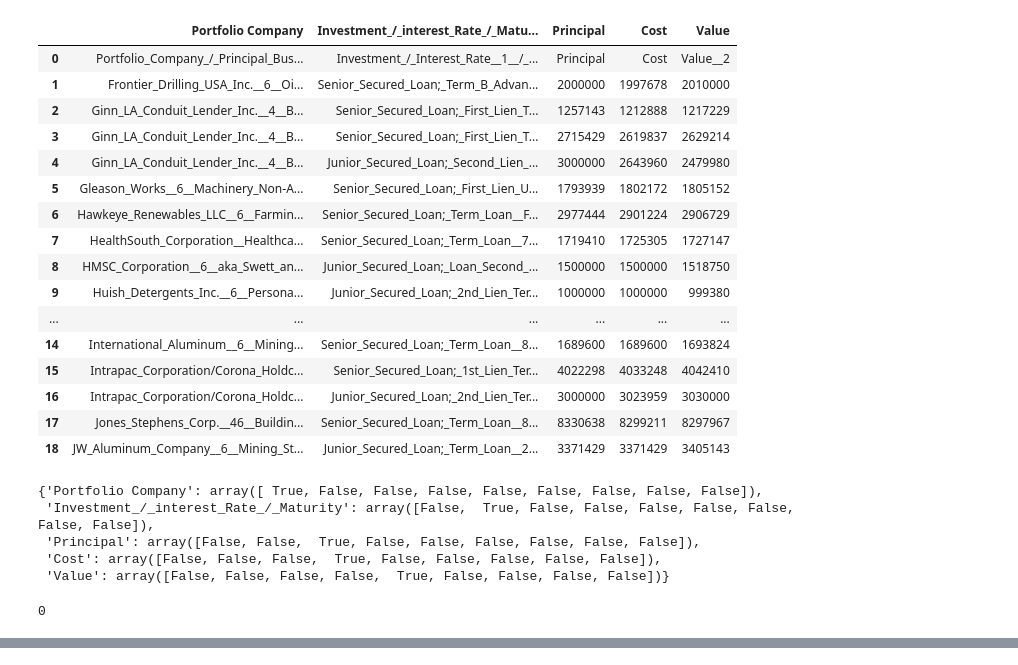
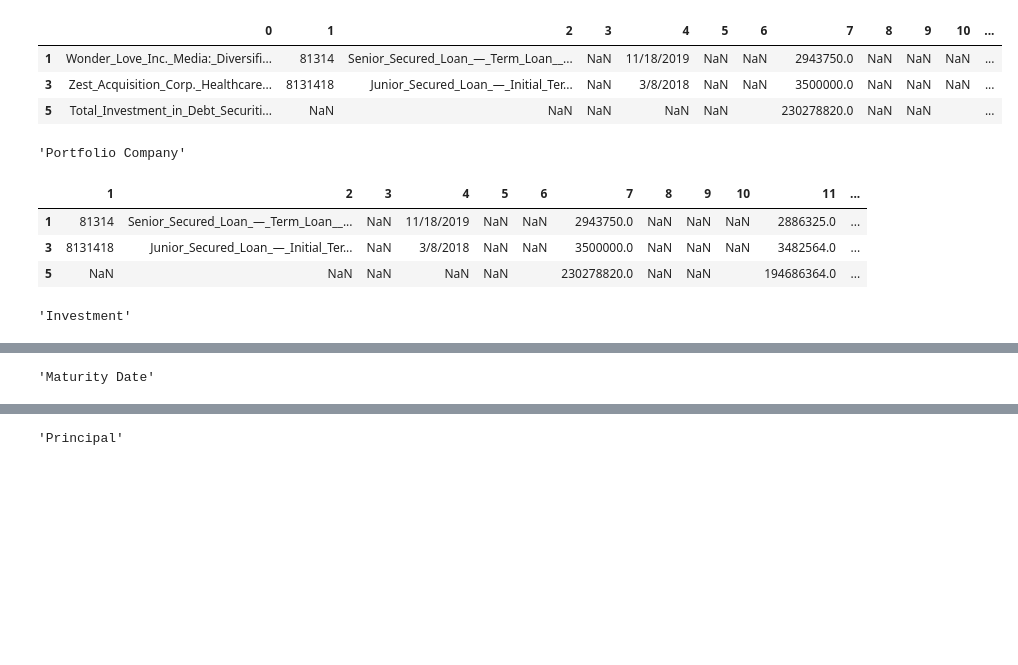
Before and after one commit to Coffee-Code-Philly-Accelerator/sec_filings, a Jupyter notebook: 1372807/debugging.ipynb, the cells around one changed output, grey strips where cells are left out. Saved outputs shown, nothing was run; the diff lists cells and outputs as text; code cells hidden in the pictures; blank space fills up the shorter version.

```diff
--- a/1372807/debugging.ipynb
+++ b/1372807/debugging.ipynb
@@ -459,6 +459,22 @@ def exceptions()->dict:
             'Principal':np.array([False,False,True]+[False]*6),
             'Cost':np.array([False,False,False,True]+[False]*5),
             'Value':np.array([False]*4+[True]+[False]*4)
+        },
+         '2017-06-30/Schedule_of_Investments_19.csv':       {
+            'Portfolio Company': np.array([ True]+[False]*14),
+            'Investment_/_interest_Rate_/_Maturity': np.array([False,True]+[False]*13),
+            'Principal':np.array([False,False,False,True]+[False]*11),
+            'Cost':np.array([False]*6+[True]+[False]*8),
+            'Value':np.array([False]*9+[True]+[False]*5)
+        },
+         '2019-12-31/Schedule_of_Investments_6.csv':{
+            'Portfolio Company': np.array([ True]+[False]*16),
+            'Investment': np.array([False,True]+[False]*15),
+            'Maturity Date':np.array([False]*2+[True]+[False]*14),
+            'Principal':np.array([False,False,False,False,True]+[False]*12),
+            'Cost':np.array([False]*7+[True]+[False]*9),
+            'Value':np.array([False]*10+[True]+[False]*6),
+            '':np.array([True]+[False]*16)
         }
     }
 
@@ -467,4 +483,4 @@ warnings.simplefilter(action='ignore', category=FutureWarning)
 cik = 1372807
 # logger = init_logger(cik)
 # logger.info(cik)
-main()
+# main()
@@ -489,9 +487,12 @@ WARNING:root:Applied processor reduces input query to empty string, all comparis
 # %%
 import pandas as pd
 
-file_path = r'2007-06-30/Schedule_of_Investments_2.csv'
+file_path = r'2019-12-31/Schedule_of_Investments_6.csv'
 
-
+def except_rows()->tuple:
+    return (
+        'Debt_Securities_and_Bond_Portfolio',
+    )
 
 def standard_field_names()->tuple:
     return (
@@ -539,7 +540,7 @@ def merge_duplicate_columns(
     if flag:
         duplicate_cols = df.columns.unique()
     for col_name in duplicate_cols:
-        # display(col_name)
+        display(col_name)
         mask = merged_pair_idxs.get(col_name)
         if flag:
             mask = df.columns == col_name
@@ -548,7 +549,7 @@ def merge_duplicate_columns(
         merged_data = duplicate_data.apply(lambda row: ' '.join(set(row.dropna().astype(str))), axis=1)
         df = df.loc[:, ~mask]
         df[col_name] = merged_data
-        # display(df)
+        display(df)
     return df.reset_index(drop=True),merged_pair_idxs
 
 def _clean(
@@ -562,7 +563,7 @@ def _clean(
     df = df.applymap(lambda x: x.strip() if isinstance(x, str) else x)
     df.dropna(axis=0,how='all',inplace=True)
     df = df[~df.apply(lambda row:row.astype(str).str.contains(except_rows,case=False, na=False).any(),axis=1)]
-    # display(df)
+    display(df)
     if not df.apply(lambda col: col.astype(str).str.contains(r'total_investments', case=False, regex=True)).any().any() and df.shape[0] < 3:
         return pd.DataFrame(), merged_pair_idxs
 
@@ -574,59 +575,48 @@ def _clean(
     clean_rows = df.loc[duplicate_idx].apply(remove_row_duplicates, axis=1).reset_index(drop=True)
     j = 0
     # display(clean_rows)
     for i,flag in enumerate(duplicate_idx):
         if not flag:
             continue
         df.iloc[i,:] = clean_rows.loc[j,:].tolist()
         j += 1
     df.replace([''],np.nan,regex=True,inplace=True) #':','$','%'
     df.dropna(axis=1,how='all',inplace=True)
 
     columns = (~df.isna()).sum(axis=0) < (4  if df.shape[0] > 12 else 2 if df.shape[0] == 4 else 0)
     df = df.drop(columns=df.columns[columns])
     return df.reset_index(drop=True),merge_pair_idxs
 
 
 merged_pair_idxs = {
-            'Portfolio Company': np.array([ True]+[False]*8),
-            'Investment_/_interest_Rate_/_Maturity': np.array([False,True]+[False]*7),
-            'Principal':np.array([False,False,True]+[False]*6),
-            'Cost':np.array([False,False,False,True]+[False]*5),
-            'Value':np.array([False]*4+[True]+[False]*4)
-        }
+    'Portfolio Company': np.array([ True]+[False]*16),
+    'Investment': np.array([False,True]+[False]*15),
+    'Maturity Date':np.array([False]*2+[True]+[False]*14),
+    'Principal':np.array([False,False,False,False,True]+[False]*12),
+    'Cost':np.array([False]*7+[True]+[False]*9),
+    'Value':np.array([False]*10+[True]+[False]*6),
+    '':np.array([True]+[False]*16)
+}
 # merged_pair_idxs = {}
 ex = exceptions()
 ex_rows = '|'.join(except_rows())
 df,merged_pair_idxs = _clean(file_path,except_rows=ex_rows,merged_pair_idxs=merged_pair_idxs)
 display(df)
 display(merged_pair_idxs)
 index_list = df.apply(
     lambda row:row.astype(str).str.contains(stopping_criterion(None), case=False, na=False).any(),
     axis=1
 )
 index_list_sum = index_list.sum()
 index_list_sum
 # %% [output]
-|  | Portfolio Company | Investment_/_interest_Rate_/_Matu... | Principal | Cost | Value |
-| 0 | Portfolio_Company_/_Principal_Bus... | Investment_/_Interest_Rate__1__/_... | Principal | Cost | Value__2 |
-| 1 | Frontier_Drilling_USA_Inc.__6__Oi... | Senior_Secured_Loan;_Term_B_Advan... | 2000000 | 1997678 | 2010000 |
-| 2 | Ginn_LA_Conduit_Lender_Inc.__4__B... | Senior_Secured_Loan;_First_Lien_T... | 1257143 | 1212888 | 1217229 |
-| 3 | Ginn_LA_Conduit_Lender_Inc.__4__B... | Senior_Secured_Loan;_First_Lien_T... | 2715429 | 2619837 | 2629214 |
-| 4 | Ginn_LA_Conduit_Lender_Inc.__4__B... | Junior_Secured_Loan;_Second_Lien_... | 3000000 | 2643960 | 2479980 |
-| 5 | Gleason_Works__6__Machinery_Non-A... | Senior_Secured_Loan;_First_Lien_U... | 1793939 | 1802172 | 1805152 |
-| 6 | Hawkeye_Renewables_LLC__6__Farmin... | Senior_Secured_Loan;_Term_Loan__F... | 2977444 | 2901224 | 2906729 |
-| 7 | HealthSouth_Corporation__Healthca... | Senior_Secured_Loan;_Term_Loan__7... | 1719410 | 1725305 | 1727147 |
-| 8 | HMSC_Corporation__6__aka_Swett_an... | Junior_Secured_Loan;_Loan_Second_... | 1500000 | 1500000 | 1518750 |
-| 9 | Huish_Detergents_Inc.__6__Persona... | Junior_Secured_Loan;_2nd_Lien_Ter... | 1000000 | 1000000 | 999380 |
-| ... | ... | ... | ... | ... | ... |
-| 14 | International_Aluminum__6__Mining... | Senior_Secured_Loan;_Term_Loan__8... | 1689600 | 1689600 | 1693824 |
-| 15 | Intrapac_Corporation/Corona_Holdc... | Senior_Secured_Loan;_1st_Lien_Ter... | 4022298 | 4033248 | 4042410 |
-| 16 | Intrapac_Corporation/Corona_Holdc... | Junior_Secured_Loan;_2nd_Lien_Ter... | 3000000 | 3023959 | 3030000 |
-| 17 | Jones_Stephens_Corp.__46__Buildin... | Senior_Secured_Loan;_Term_Loan__8... | 8330638 | 8299211 | 8297967 |
-| 18 | JW_Aluminum_Company__6__Mining_St... | Junior_Secured_Loan;_Term_Loan__2... | 3371429 | 3371429 | 3405143 |
+|  | 0 | 1 | 2 | 3 | 4 | 5 | 6 | 7 | 8 | 9 | 10 | ... |
+| 1 | Wonder_Love_Inc._Media:_Diversifi... | 81314 | Senior_Secured_Loan_—_Term_Loan__... | NaN | 11/18/2019 | NaN | NaN | 2943750.0 | NaN | NaN | NaN | ... |
+| 3 | Zest_Acquisition_Corp._Healthcare... | 8131418 | Junior_Secured_Loan_—_Initial_Ter... | NaN | 3/8/2018 | NaN | NaN | 3500000.0 | NaN | NaN | NaN | ... |
+| 5 | Total_Investment_in_Debt_Securiti... | NaN | NaN | NaN | NaN | NaN |  | 230278820.0 | NaN | NaN |  | ... |
-{'Portfolio Company': array([ True, False, False, False, False, False, False, False, False]),
- 'Investment_/_interest_Rate_/_Maturity': array([False,  True, False, False, False, False, False, False, False]),
- 'Principal': array([False, False,  True, False, False, False, False, False, False]),
- 'Cost': array([False, False, False,  True, False, False, False, False, False]),
- 'Value': array([False, False, False, False,  True, False, False, False, False])}
+'Portfolio Company'
+|  | 1 | 2 | 3 | 4 | 5 | 6 | 7 | 8 | 9 | 10 | 11 | ... |
+| 1 | 81314 | Senior_Secured_Loan_—_Term_Loan__... | NaN | 11/18/2019 | NaN | NaN | 2943750.0 | NaN | NaN | NaN | 2886325.0 | ... |
+| 3 | 8131418 | Junior_Secured_Loan_—_Initial_Ter... | NaN | 3/8/2018 | NaN | NaN | 3500000.0 | NaN | NaN | NaN | 3482564.0 | ... |
+| 5 | NaN | NaN | NaN | NaN | NaN |  | 230278820.0 | NaN | NaN |  | 194686364.0 | ... |
-0
+'Investment'
@@ -632,0 +627 @@ index_list_sum
+'Maturity Date'
@@ -632,0 +632 @@ index_list_sum
+'Principal'
```
Also changed, not shown: parts of 4 cells of this notebook, 2 other files.
